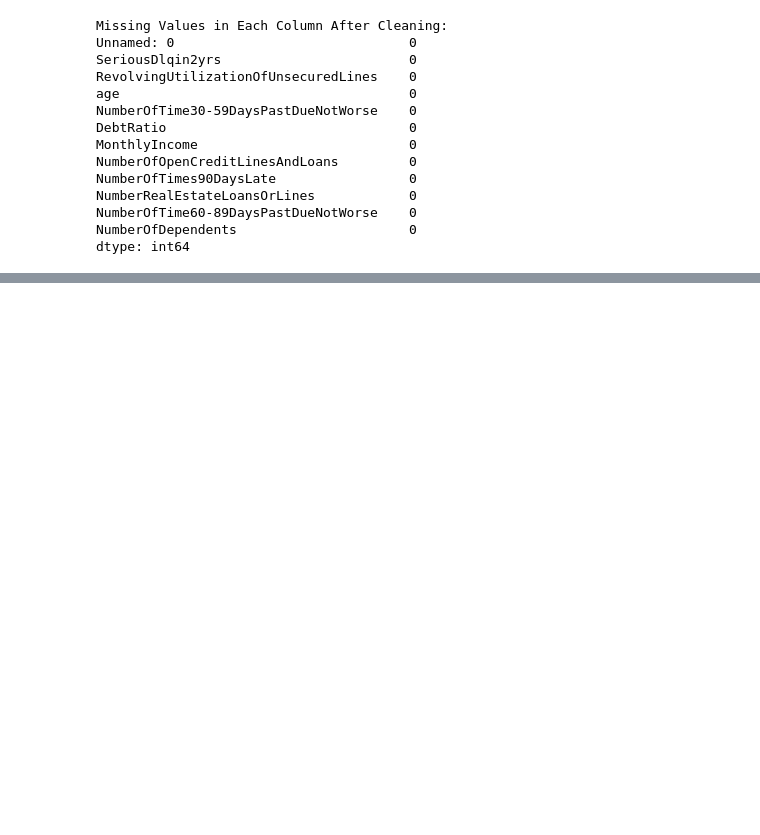
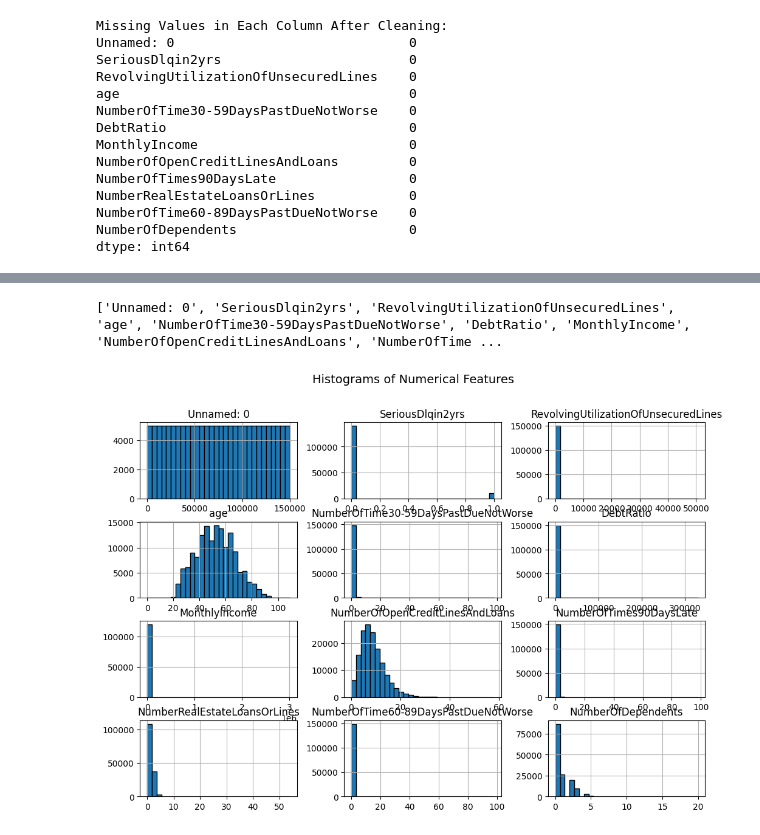
Before and after one commit to ab3lT/Advanced-XAI-Project-Credit-Score-Modeling, a Jupyter notebook: notebooks/eda.ipynb, the cells around one changed output, grey strips where cells are left out. Drawn from its saved outputs; the diff is of its cells as text; code cells hidden in the pictures; blank space fills up the shorter version.

Commit message:
Add DataVisualizer class for EDA and

```diff
--- a/notebooks/eda.ipynb
+++ b/notebooks/eda.ipynb
@@ -133,3 +131,24 @@ data_df.describe(include='number')
 | 50% | 75000.500000 | 0.000000 | 0.154181 | 52.000000 | 0.000000 | 0.366508 | ... |
 | 75% | 112500.250000 | 0.000000 | 0.559046 | 63.000000 | 0.000000 | 0.868254 | ... |
 | max | 150000.000000 | 1.000000 | 50708.000000 | 109.000000 | 98.000000 | 329664.000000 | ... |
+# %%
+from data_visualizer import DataVisualizer
+print(data_df.columns.tolist())
+# %% [output]
+['Unnamed: 0', 'SeriousDlqin2yrs', 'RevolvingUtilizationOfUnsecuredLines', 'age', 'NumberOfTime30-59DaysPastDueNotWorse', 'DebtRatio', 'MonthlyIncome', 'NumberOfOpenCreditLinesAndLoans', 'NumberOfTime ...
+# %%
+
+# Define numerical features
+numerical_features =['Unnamed: 0', 'SeriousDlqin2yrs', 'RevolvingUtilizationOfUnsecuredLines', 'age', 'NumberOfTime30-59DaysPastDueNotWorse', 'DebtRatio', 'MonthlyIncome', 'NumberOfOpenCreditLinesAndLoans', 'NumberOfTimes90DaysLate', 'NumberRealEstateLoansOrLines', 'NumberOfTime60-89DaysPastDueNotWorse', 'NumberOfDependents']
+
+# Define categorical features
+categorical_features = ['SeriousDlqin2yrs']
+
+# Create instance of the DataVisualizer(df, target_col)
+visualizer = DataVisualizer(data_df, numerical_features, categorical_features, 'class', logger)
+
+
+
+visualizer.plot_histograms()
+# %% [output]
+[figure, added]
```
Also changed, not shown: parts of 1 cell of this notebook, 2 other files.
